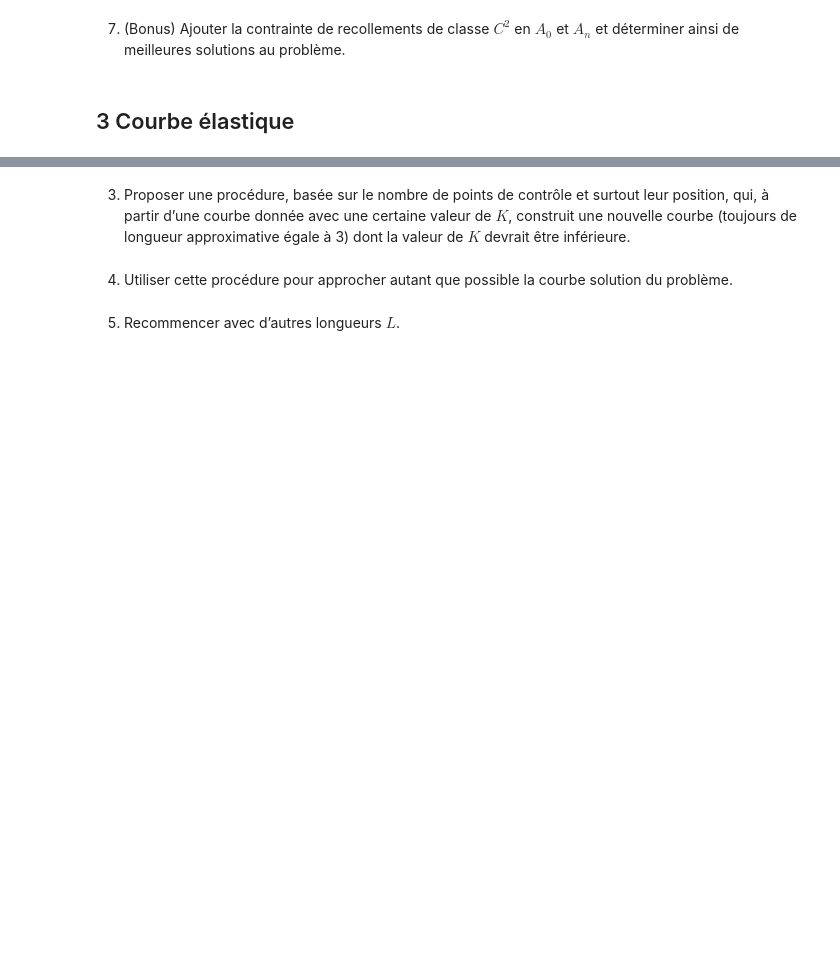
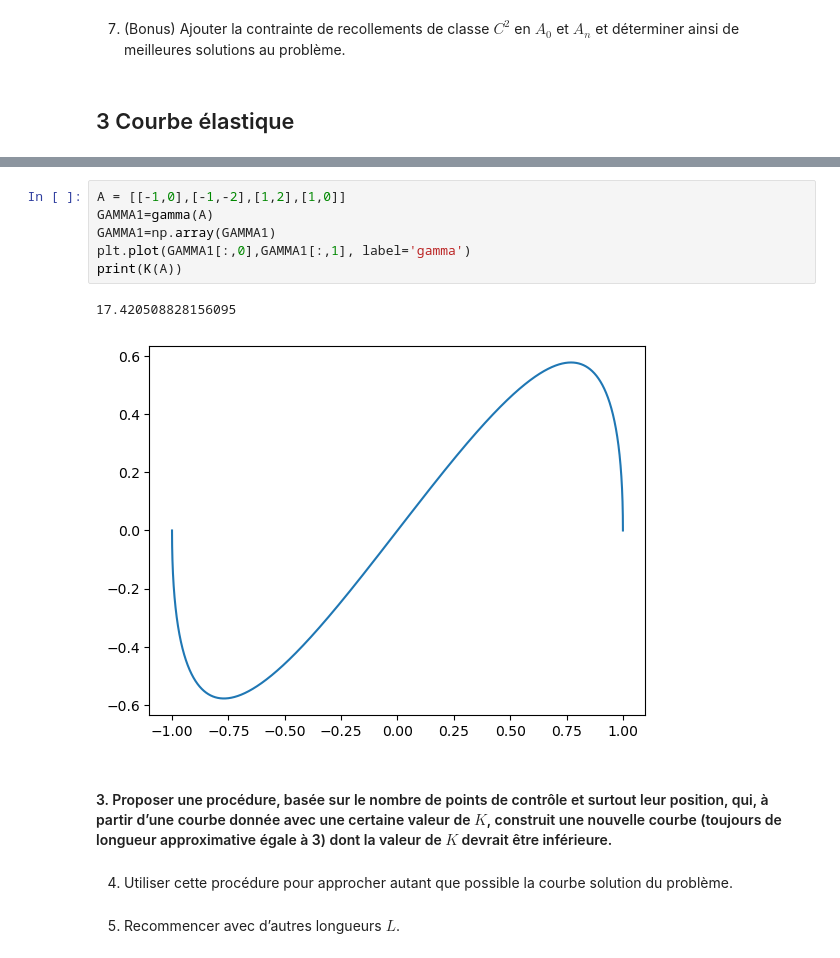
Before and after one commit to EvanTrenchant/Courbure-Minimale-Analyse5, a Jupyter notebook: CourbureMinimale.ipynb, the cells around one changed output, grey strips where cells are left out. Saved outputs shown, nothing was run; the diff lists cells and outputs as text; blank space fills up the shorter version.

```diff
--- a/CourbureMinimale.ipynb
+++ b/CourbureMinimale.ipynb
@@ -310,5 +338,14 @@ print(K(A))
+# %%
+A = [[-1,0],[-1,-2],[1,2],[1,0]]
+GAMMA1=gamma(A)
+GAMMA1=np.array(GAMMA1)
+plt.plot(GAMMA1[:,0],GAMMA1[:,1], label='gamma')
+print(K(A))
+# %% [output]
+17.420508828156095
+[figure, added]
 # %% [markdown]
-3. Proposer une procédure, basée sur le nombre de points de contrôle et surtout leur position, qui, à partir d’une courbe donnée avec une certaine valeur de $K$, construit une nouvelle courbe (toujours de longueur approximative égale à 3) dont la valeur de $K$ devrait être inférieure.
+#### 3. Proposer une procédure, basée sur le nombre de points de contrôle et surtout leur position, qui, à partir d’une courbe donnée avec une certaine valeur de $K$, construit une nouvelle courbe (toujours de longueur approximative égale à 3) dont la valeur de $K$ devrait être inférieure.
 # %% [markdown]
 4. Utiliser cette procédure pour approcher autant que possible la courbe solution
 du problème.
```
Also changed, not shown: parts of 10 cells of this notebook, 1 other file.
